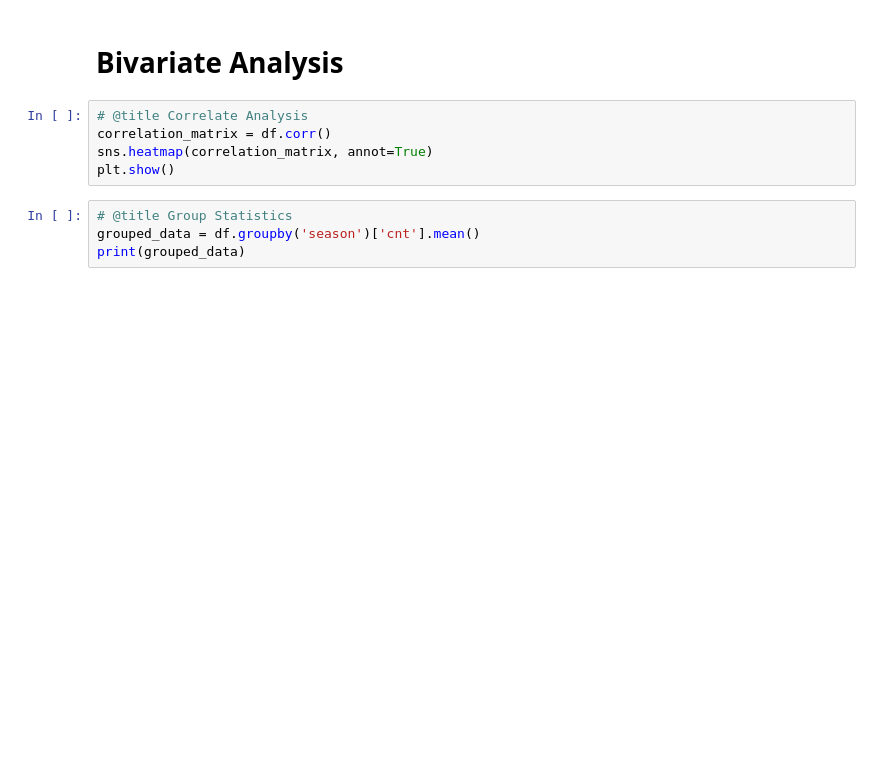
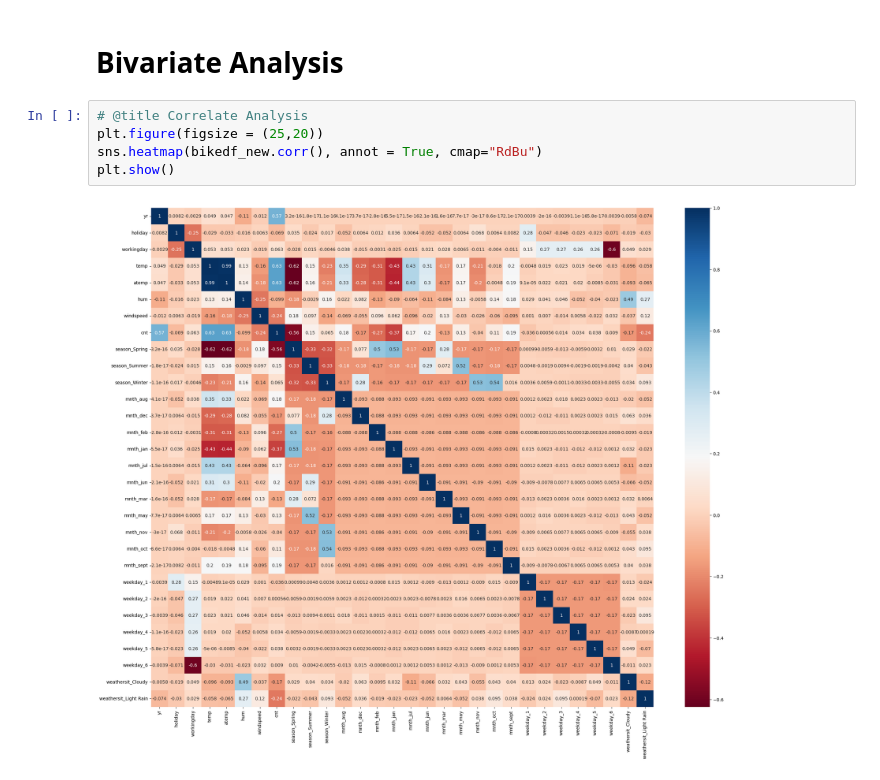
Before and after one commit to Geevanandam/BikeSharingAssignment, a Jupyter notebook: BikeSharingAssignment_Geeva.ipynb, the cells around one changed output. Saved outputs shown, nothing was run; the diff lists cells and outputs as text; blank space fills up the shorter version.

```diff
--- a/BikeSharingAssignment_Geeva.ipynb
+++ b/BikeSharingAssignment_Geeva.ipynb
@@ -218,10 +304,8 @@ plt.show()
 # Bivariate Analysis
 # %%
 # @title Correlate Analysis
-correlation_matrix = df.corr()
-sns.heatmap(correlation_matrix, annot=True)
+plt.figure(figsize = (25,20))
+sns.heatmap(bikedf_new.corr(), annot = True, cmap="RdBu")
 plt.show()
+# %% [output]
+[figure, added]
-# %%
-# @title Group Statistics
-grouped_data = df.groupby('season')['cnt'].mean()
-print(grouped_data)
```
Also changed, not shown: parts of 25 cells of this notebook.
